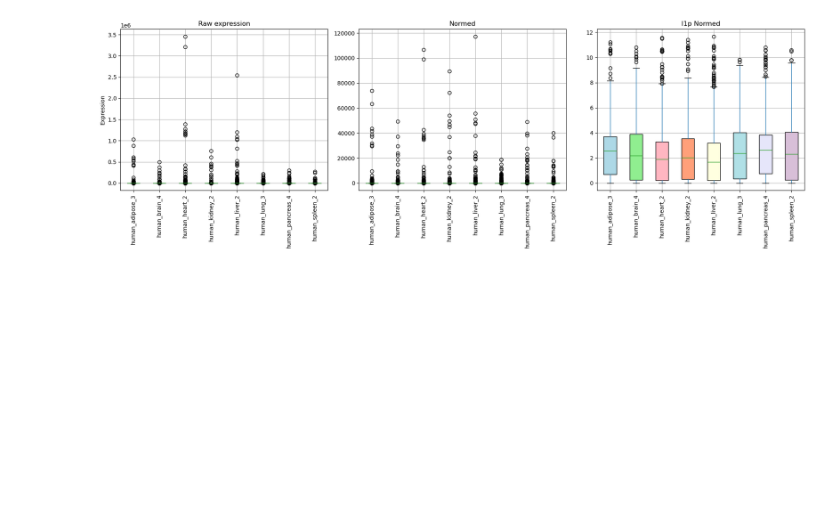
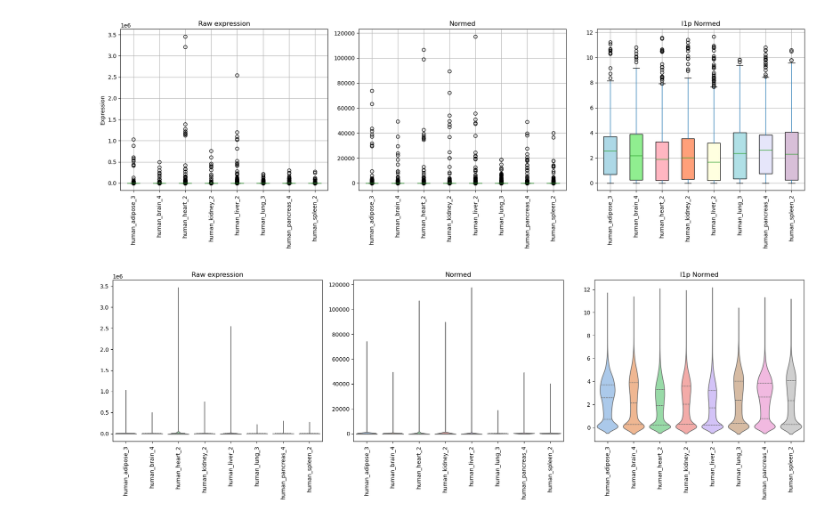
Before and after one commit to NYUAD-Core-Bioinformatics/StartAnalytics_2025, a Jupyter notebook: notebooks/day_1_python.ipynb, the cells around one changed output. Saved outputs shown, nothing was run; the diff lists cells and outputs as text; code cells hidden in the pictures; blank space fills up the shorter version.

```diff
--- a/notebooks/day_1_python.ipynb
+++ b/notebooks/day_1_python.ipynb
@@ -444,3 +444,32 @@ plt.tight_layout()
 plt.show()
 # %% [output]
 [figure]
+# %%
+# Create subplots
+fig, axes = plt.subplots(1, 3, figsize=(18, 6))  # 3 rows, 2 columns (histogram + violin)
+titles = ['Raw expression', 'Normed', 'l1p Normed']
+
+# Plot histograms and violin plots for each dataset
+for i, (df, ax_pair) in enumerate(zip([human, normed_human, np.log1p(normed_human)], axes)):
+    violin_ax = ax_pair  # Each pair contains axes for histogram and violin plot
+
+    # Histogram
+    # for column in df.columns:
+    #     sns.histplot(df[column], kde=True, ax=hist_ax, label=column, binwidth=5)
+    # hist_ax.set_title(f"Histogram {titles[i]}")
+    # hist_ax.set_xlabel("Values")
+    # hist_ax.set_ylabel("Frequency")
+    # hist_ax.legend()
+
+    # Violin plot
+    sns.violinplot(data=df, ax=violin_ax, palette="pastel", inner="quartile")
+    violin_ax.set_title(f"{titles[i]}")
+    # violin_ax.set_xlabel("Categories")
+    # violin_ax.set_ylabel("Values")
+    violin_ax.set_xticklabels(df.columns, rotation=90)  # Rotate x-axis labels
+
+# Adjust layout
+plt.tight_layout()
+plt.show()
+# %% [output]
+[figure, added]
```
Also changed, not shown: parts of 9 cells of this notebook.
